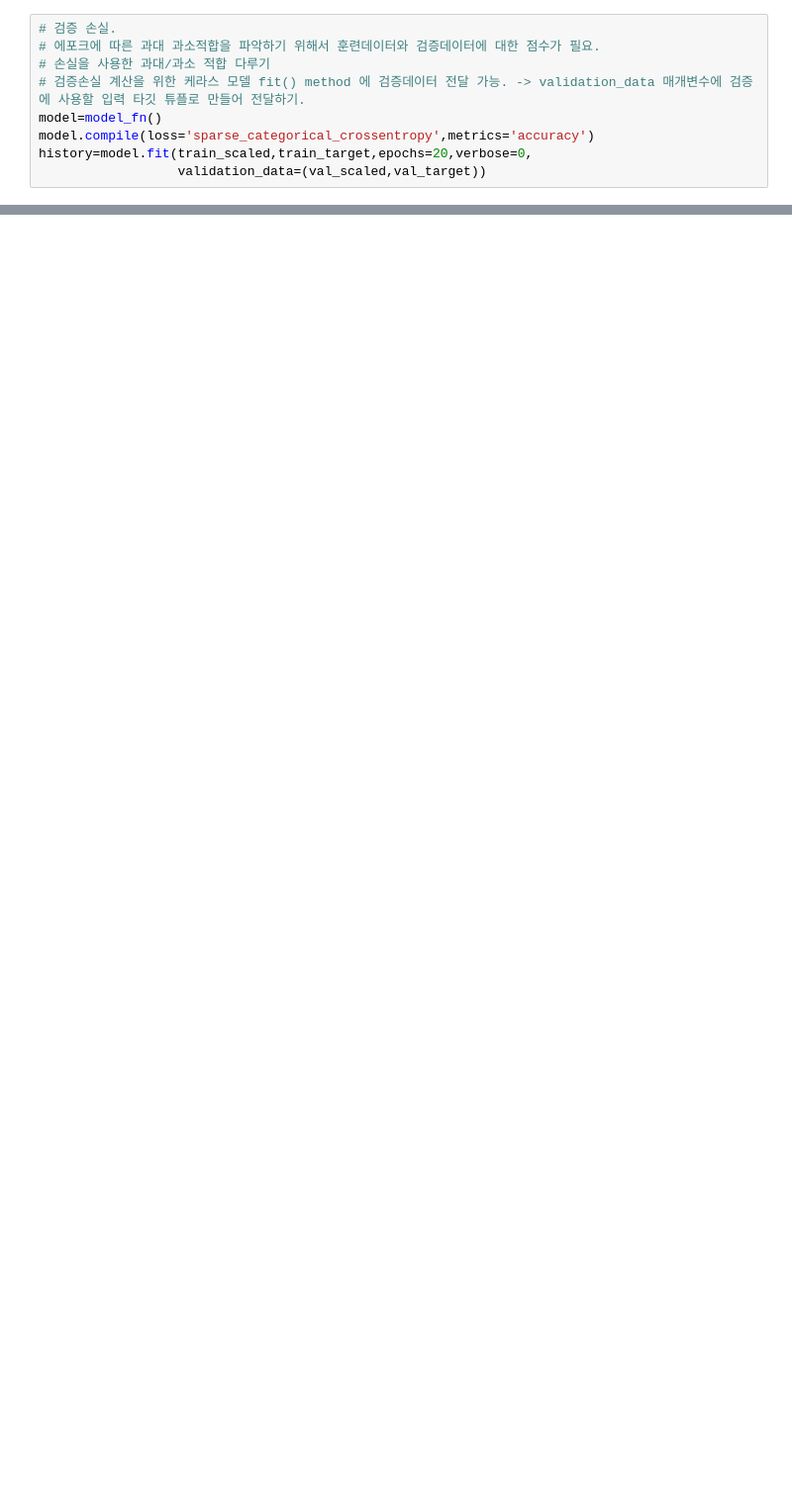
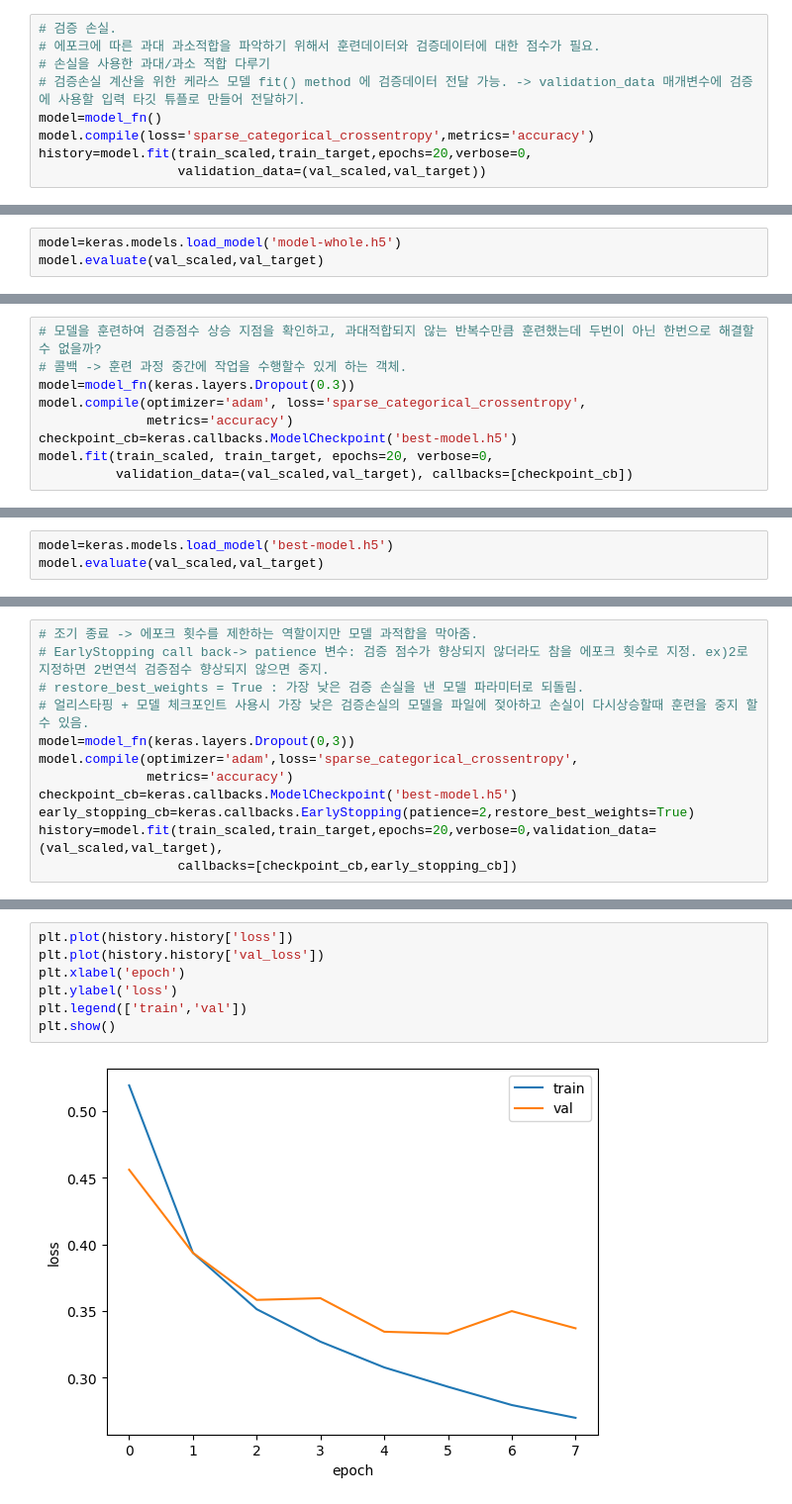
Before and after one commit to seph0916/seph-repo, a Jupyter notebook: 혼공머신7단원.ipynb, the cells around one changed output, grey strips where cells are left out. Shown at 99% size. Drawn from its saved outputs; the diff is of its cells as text; blank space fills up the shorter version.

```diff
--- a/혼공머신7단원.ipynb
+++ b/혼공머신7단원.ipynb
@@ -452,0 +529,3 @@ dict_keys(['loss', 'accuracy', 'val_loss', 'val_accuracy'])
+# %%
+model=keras.models.load_model('model-whole.h5')
+model.evaluate(val_scaled,val_target)
@@ -452,0 +535,9 @@ dict_keys(['loss', 'accuracy', 'val_loss', 'val_accuracy'])
+# %%
+# 모델을 훈련하여 검증점수 상승 지점을 확인하고, 과대적합되지 않는 반복수만큼 훈련했는데 두번이 아닌 한번으로 해결할수 없을까?
+# 콜백 -> 훈련 과정 중간에 작업을 수행할수 있게 하는 객체.
+model=model_fn(keras.layers.Dropout(0.3))
+model.compile(optimizer='adam', loss='sparse_categorical_crossentropy',
+              metrics='accuracy')
+checkpoint_cb=keras.callbacks.ModelCheckpoint('best-model.h5')
+model.fit(train_scaled, train_target, epochs=20, verbose=0,
+          validation_data=(val_scaled,val_target), callbacks=[checkpoint_cb])
@@ -452,0 +546,3 @@ dict_keys(['loss', 'accuracy', 'val_loss', 'val_accuracy'])
+# %%
+model=keras.models.load_model('best-model.h5')
+model.evaluate(val_scaled,val_target)
@@ -452,0 +552,12 @@ dict_keys(['loss', 'accuracy', 'val_loss', 'val_accuracy'])
+# %%
+# 조기 종료 -> 에포크 횟수를 제한하는 역할이지만 모델 과적합을 막아줌.
+# EarlyStopping call back-> patience 변수: 검증 점수가 향상되지 않더라도 참을 에포크 횟수로 지정. ex)2로 지정하면 2번연석 검증점수 향상되지 않으면 중지.
+# restore_best_weights = True : 가장 낮은 검증 손실을 낸 모델 파라미터로 되돌림.
+# 얼리스타핑 + 모델 체크포인트 사용시 가장 낮은 검증손실의 모델을 파일에 젖아하고 손실이 다시상승할때 훈련을 중지 할수 있음.
+model=model_fn(keras.layers.Dropout(0,3))
+model.compile(optimizer='adam',loss='sparse_categorical_crossentropy',
+              metrics='accuracy')
+checkpoint_cb=keras.callbacks.ModelCheckpoint('best-model.h5')
+early_stopping_cb=keras.callbacks.EarlyStopping(patience=2,restore_best_weights=True)
+history=model.fit(train_scaled,train_target,epochs=20,verbose=0,validation_data=(val_scaled,val_target),
+                  callbacks=[checkpoint_cb,early_stopping_cb])
@@ -452,0 +568,9 @@ dict_keys(['loss', 'accuracy', 'val_loss', 'val_accuracy'])
+# %%
+plt.plot(history.history['loss'])
+plt.plot(history.history['val_loss'])
+plt.xlabel('epoch')
+plt.ylabel('loss')
+plt.legend(['train','val'])
+plt.show()
+# %% [output]
+[figure, added]
```
Also changed, not shown: parts of 20 cells of this notebook.
